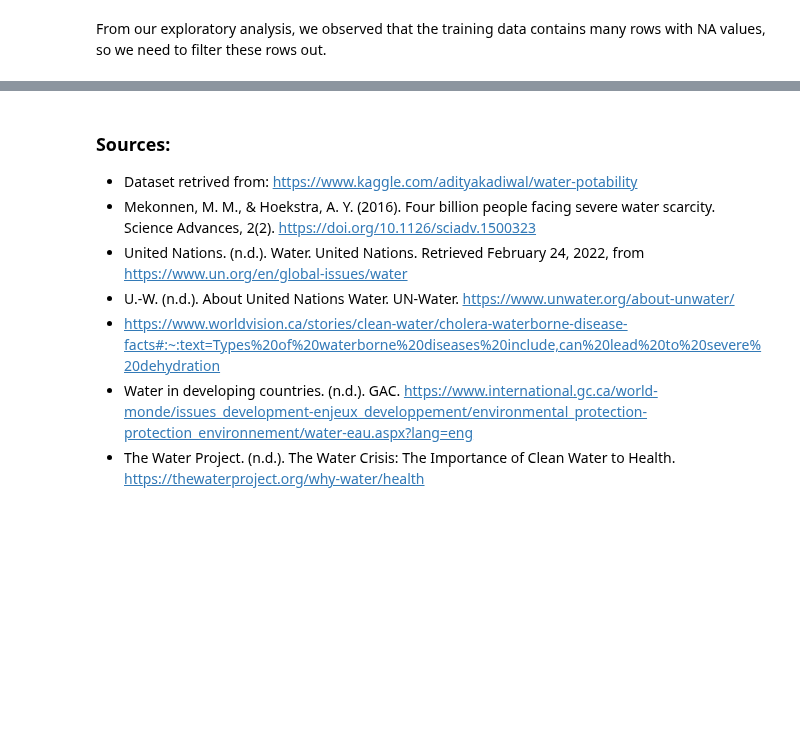
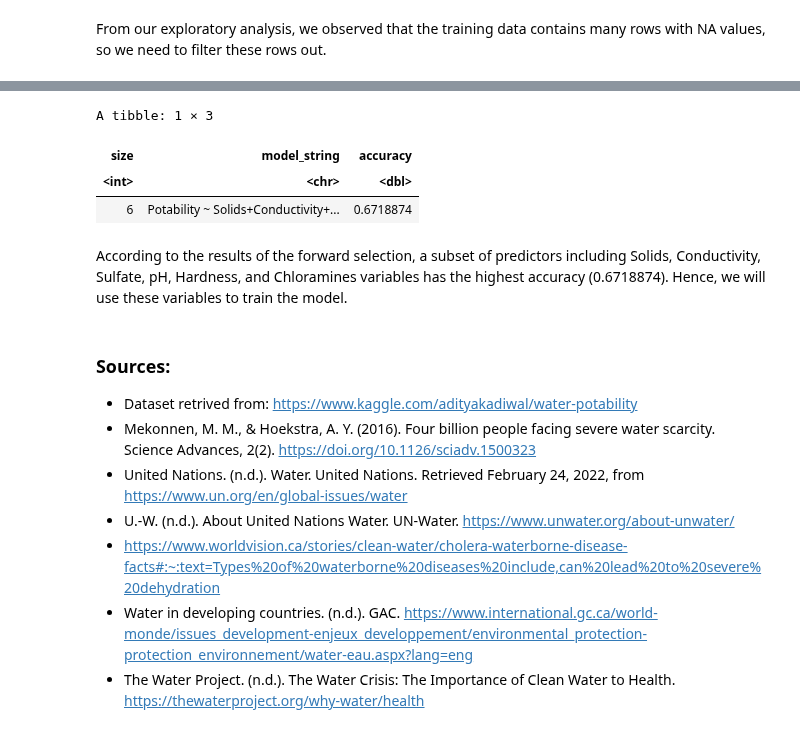
Before and after one commit to ricardoliu99/dsci100-group21, a Jupyter notebook: final_report.ipynb, the cells around one changed output, grey strips where cells are left out. Drawn from its saved outputs; the diff is of its cells as text; code cells hidden in the pictures; blank space fills up the shorter version.

```diff
--- a/final_report.ipynb
+++ b/final_report.ipynb
@@ -328,3 +412,17 @@ A tibble: 1173 × 10
+# %%
+# show the subset of predictors which has the highest accuracy
+best_subset <- accuracies %>%
+    filter(accuracy == max(accuracy)) %>%
+    slice(1)
+
+best_subset
+# %% [output]
+A tibble: 1 × 3
+| size | model_string | accuracy |
+| <int> | <chr> | <dbl> |
+| 6 | Potability ~ Solids+Conductivity+... | 0.6718874 |
+# %% [markdown]
+According to the results of the forward selection, a subset of predictors including Solids, Conductivity, Sulfate, pH, Hardness, and Chloramines variables has the highest accuracy (0.6718874). Hence, we will use these variables to train the model.
 # %% [markdown]
 ### Sources:
 
```
Also changed, not shown: parts of 5 cells of this notebook.
